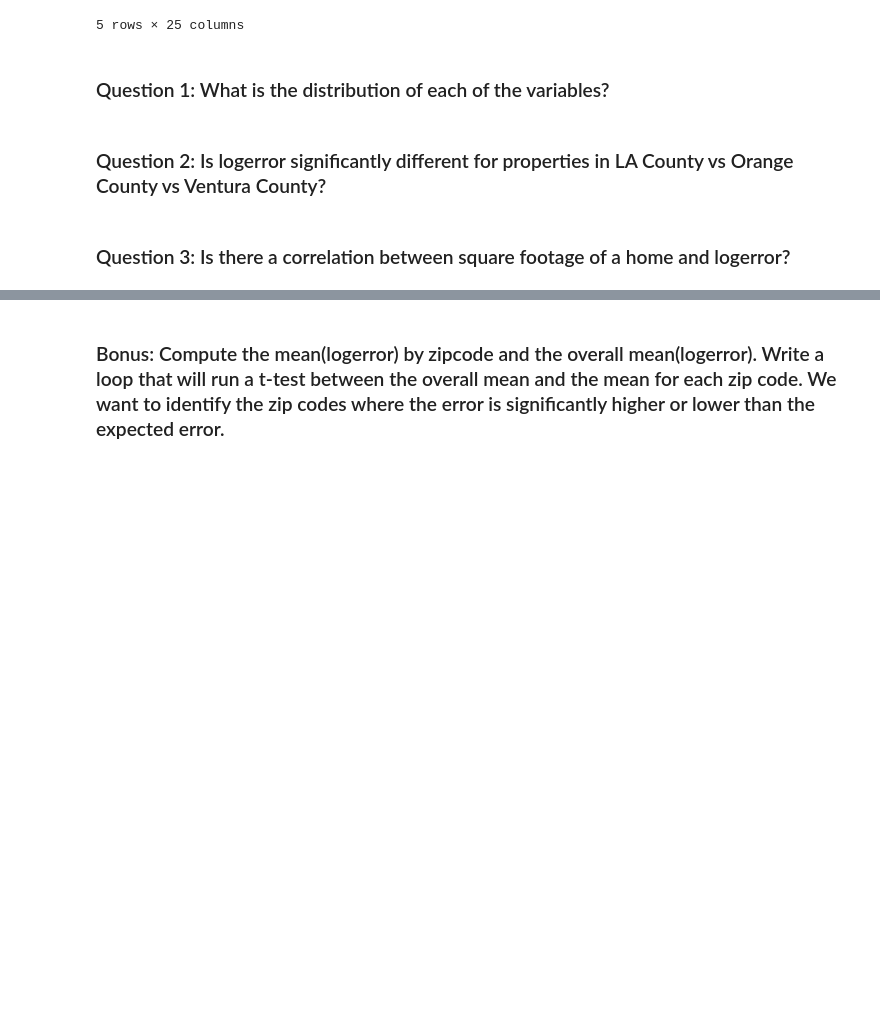
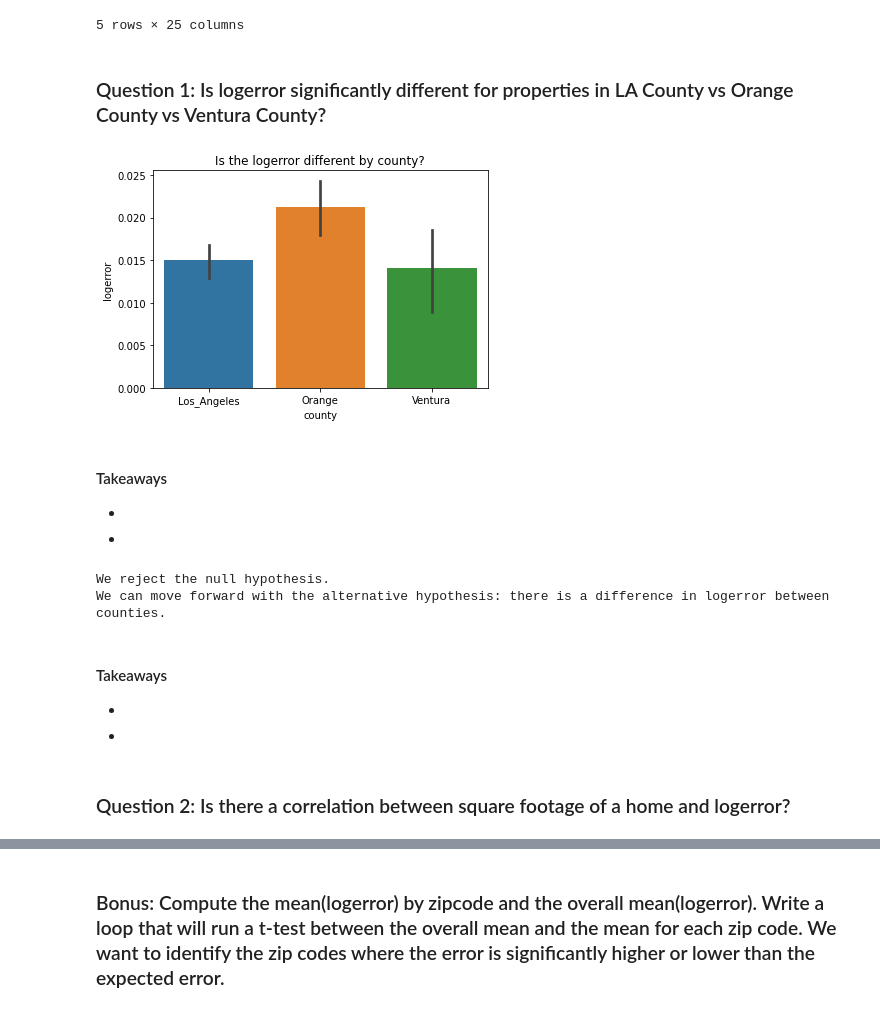
Before and after one commit to aliciag92/clustering-exercises, a Jupyter notebook: explore_zillow.ipynb, the cells around one changed output, grey strips where cells are left out. Cells and saved outputs as stored; diff of their text form; code cells hidden in the pictures; blank space fills up the shorter version.

Commit message:
some viz some stats tests

```diff
--- a/explore_zillow.ipynb
+++ b/explore_zillow.ipynb
@@ -139,9 +141,44 @@ def Min_Max_Scaler(X_train, X_validate, X_test):
 #X_train_scaled, X_validate_scaled, X_test_scaled = Min_Max_Scaler(X_train, X_validate, X_test)
 
 #X_train_scaled.head()
-# %% [markdown]
-### Question 1: What is the distribution of each of the variables?
 # %% [markdown]
-### Question 2: Is logerror significantly different for properties in LA County vs Orange County vs Ventura County?
+### Question 1: Is logerror significantly different for properties in LA County vs Orange County vs Ventura County?
+# %%
+sns.barplot(data = train, x = 'county', y = 'logerror')
+plt.title("Is the logerror different by county?")
+plt.show()
+# %% [output]
+[figure, added]
+# %% [markdown]
+#### Takeaways
+-
+-
+# %%
+#T-test: logerror and counties
+null_hypothesis = "there is no difference in logerror between counties."
+alternative_hypothesis = "there is a difference in logerror between counties."
+confidence_level = .95
+alpha = 1 - confidence_level
+
+la_county = train[train.fips  == 6037].logerror
+other_counties = train[train.fips != 6037].logerror
+
+t, p = stats.ttest_ind(la_county, other_counties)
+
+
+if p < alpha:
+    print("We reject the null hypothesis.")
+    print("We can move forward with the alternative hypothesis:", alternative_hypothesis)
+
+else:
+    print("We fail to reject the null hypothesis")
+    print("Not enough evidence to support", alternative_hypothesis)
+# %% [output]
+We reject the null hypothesis.
+We can move forward with the alternative hypothesis: there is a difference in logerror between counties.
+# %% [markdown]
+#### Takeaways
+-
+-
 # %% [markdown]
-### Question 3: Is there a correlation between square footage of a home and logerror?
+### Question 2: Is there a correlation between square footage of a home and logerror?
```
Also changed, not shown: parts of 30 cells of this notebook.
